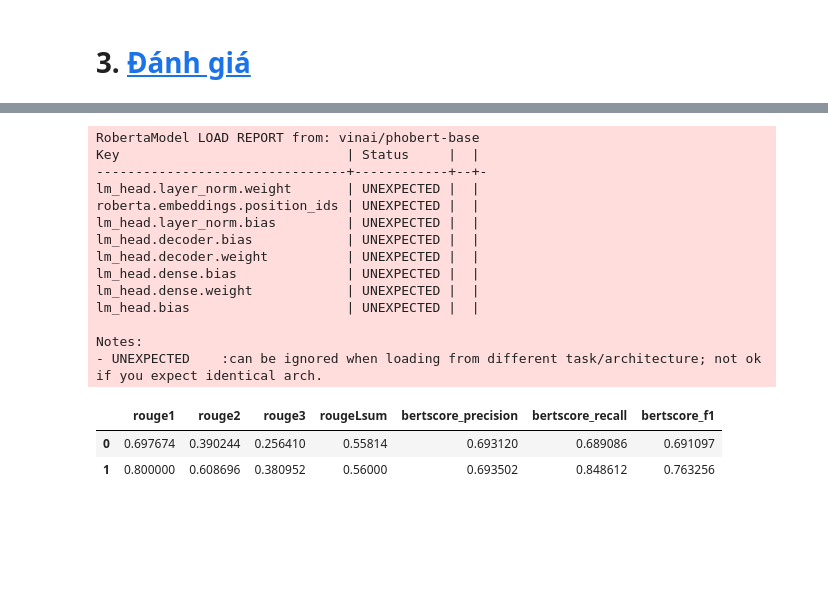
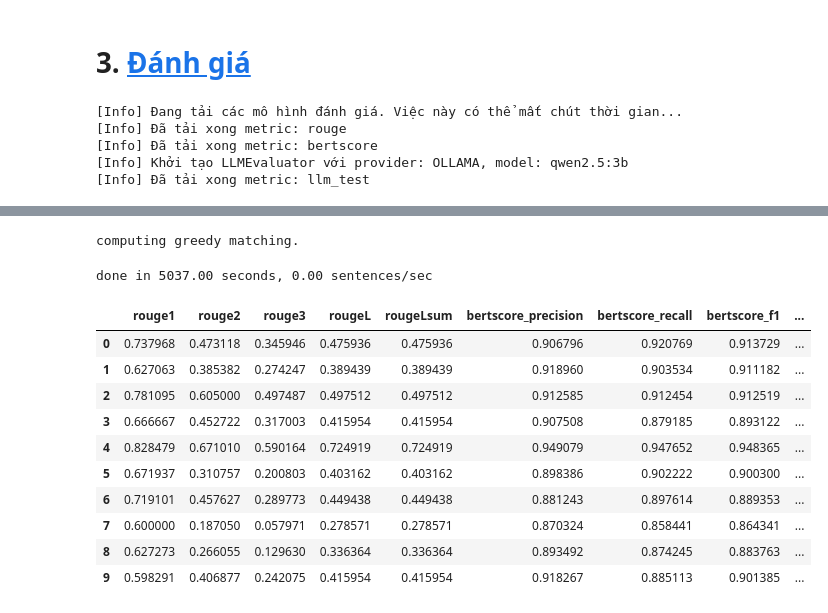
Before and after one commit to Nostagi/NLP-Abstractive-Summary, a Jupyter notebook: notebooks/Test_Evaluation.ipynb, the cells around one changed output, grey strips where cells are left out. Saved outputs shown, nothing was run; the diff lists cells and outputs as text; code cells hidden in the pictures; blank space fills up the shorter version.

```diff
--- a/notebooks/Test_Evaluation.ipynb
+++ b/notebooks/Test_Evaluation.ipynb
@@ -119,0 +96,29 @@ references = [
+# %%
+# Prompt là một pattern sở hữu đủ 3 tham số: original, reference, prediction
+# Response_key phải khớp với format (JSON) được trả về.
+
+PROMPT = """
+            Choose a more relevant summary from Summary #1 and
+            Summary #2 with respect to the corresponding Article by choosing an option from A, B, or C.
+            Note that relevance measures the summary’s selection of important content from the Article,
+            whether the summary grasps the main message of the Article without being overwhelmed by unnecessary or less significant details.
+
+            Original article: {original}
+            Reference: {reference}
+            Prediction: {prediction}
+
+            A (Score 0): Prediction summary is totally unrelevant to the original Article.
+            B (Score 0.5): Reference is more relevant.
+            C (Score 0.7): Both Reference and Prediction summary are equally relevant.
+            D (Score 1): Prediction summary is more relevant.
+
+            Your Answer must return as json which contains score respective to the choice A to D you have made, and attachs a minor comment in Vietnamese if you could.
+            For example:
+            {{
+                "score": 0.5,
+                "comment": "Bản tóm tắt gốc (Reference) chi tiết hơn bản tóm tắt được dự đoán (Prediction)."
+            }}
+
+        """
+
+RESPONSE_KEY = ['score', 'comment']
@@ -122,9 +161,21 @@ references = [
 # %%
 from src.evaluate import MultiEvaluator
 
-evaluator = MultiEvaluator(config.evaluation_config)
+evaluator = MultiEvaluator(evaluation_config)
+# %% [output]
+[Info] Đang tải các mô hình đánh giá. Việc này có thể mất chút thời gian...
+[Info] Đã tải xong metric: rouge
+[Info] Đã tải xong metric: bertscore
+[Info] Khởi tạo LLMEvaluator với provider: OLLAMA, model: qwen2.5:3b
+[Info] Đã tải xong metric: llm_test
 # %%
-results = evaluator.score_batch(predictions, references)
+results = evaluator.score_batch(
+    references,
+    predictions,
+    originals
+)
 
-results.to_csv("kaggle/working/results.csv")
+# results.to_csv("kaggle/working/results.csv")
+results.to_csv("evaluation_results.csv")
+results
 # %% [output]
@@ -136,20 +195,16 @@ WARNING:huggingface_hub.utils._http:Warning: You are sending unauthenticated req
-RobertaModel LOAD REPORT from: vinai/phobert-base
-Key                             | Status     |  |
---------------------------------+------------+--+-
-lm_head.layer_norm.weight       | UNEXPECTED |  |
-roberta.embeddings.position_ids | UNEXPECTED |  |
-lm_head.layer_norm.bias         | UNEXPECTED |  |
-lm_head.decoder.bias            | UNEXPECTED |  |
-lm_head.decoder.weight          | UNEXPECTED |  |
-lm_head.dense.bias              | UNEXPECTED |  |
-lm_head.dense.weight            | UNEXPECTED |  |
-lm_head.bias                    | UNEXPECTED |  |
-
-Notes:
-- UNEXPECTED    :can be ignored when loading from different task/architecture; not ok if you expect identical arch.
+computing greedy matching.
+done in 5037.00 seconds, 0.00 sentences/sec
-|  | rouge1 | rouge2 | rouge3 | rougeLsum | bertscore_precision | bertscore_recall | bertscore_f1 |
-| 0 | 0.697674 | 0.390244 | 0.256410 | 0.55814 | 0.693120 | 0.689086 | 0.691097 |
-| 1 | 0.800000 | 0.608696 | 0.380952 | 0.56000 | 0.693502 | 0.848612 | 0.763256 |
+|  | rouge1 | rouge2 | rouge3 | rougeL | rougeLsum | bertscore_precision | bertscore_recall | bertscore_f1 | ... |
+| 0 | 0.737968 | 0.473118 | 0.345946 | 0.475936 | 0.475936 | 0.906796 | 0.920769 | 0.913729 | ... |
+| 1 | 0.627063 | 0.385382 | 0.274247 | 0.389439 | 0.389439 | 0.918960 | 0.903534 | 0.911182 | ... |
+| 2 | 0.781095 | 0.605000 | 0.497487 | 0.497512 | 0.497512 | 0.912585 | 0.912454 | 0.912519 | ... |
+| 3 | 0.666667 | 0.452722 | 0.317003 | 0.415954 | 0.415954 | 0.907508 | 0.879185 | 0.893122 | ... |
+| 4 | 0.828479 | 0.671010 | 0.590164 | 0.724919 | 0.724919 | 0.949079 | 0.947652 | 0.948365 | ... |
+| 5 | 0.671937 | 0.310757 | 0.200803 | 0.403162 | 0.403162 | 0.898386 | 0.902222 | 0.900300 | ... |
+| 6 | 0.719101 | 0.457627 | 0.289773 | 0.449438 | 0.449438 | 0.881243 | 0.897614 | 0.889353 | ... |
+| 7 | 0.600000 | 0.187050 | 0.057971 | 0.278571 | 0.278571 | 0.870324 | 0.858441 | 0.864341 | ... |
+| 8 | 0.627273 | 0.266055 | 0.129630 | 0.336364 | 0.336364 | 0.893492 | 0.874245 | 0.883763 | ... |
+| 9 | 0.598291 | 0.406877 | 0.242075 | 0.415954 | 0.415954 | 0.918267 | 0.885113 | 0.901385 | ... |
 # %%
 import matplotlib.pyplot as plt
 import numpy as np
```
Also changed, not shown: parts of 14 cells of this notebook, 8 other files.
